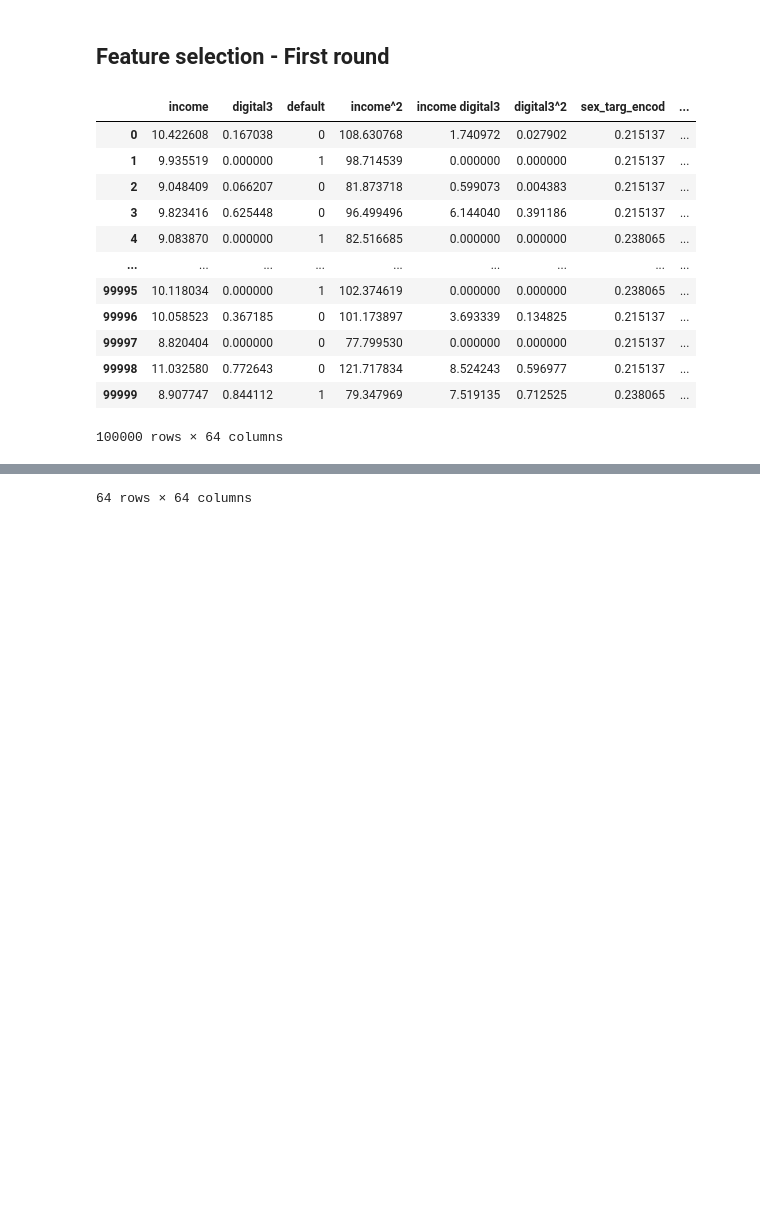
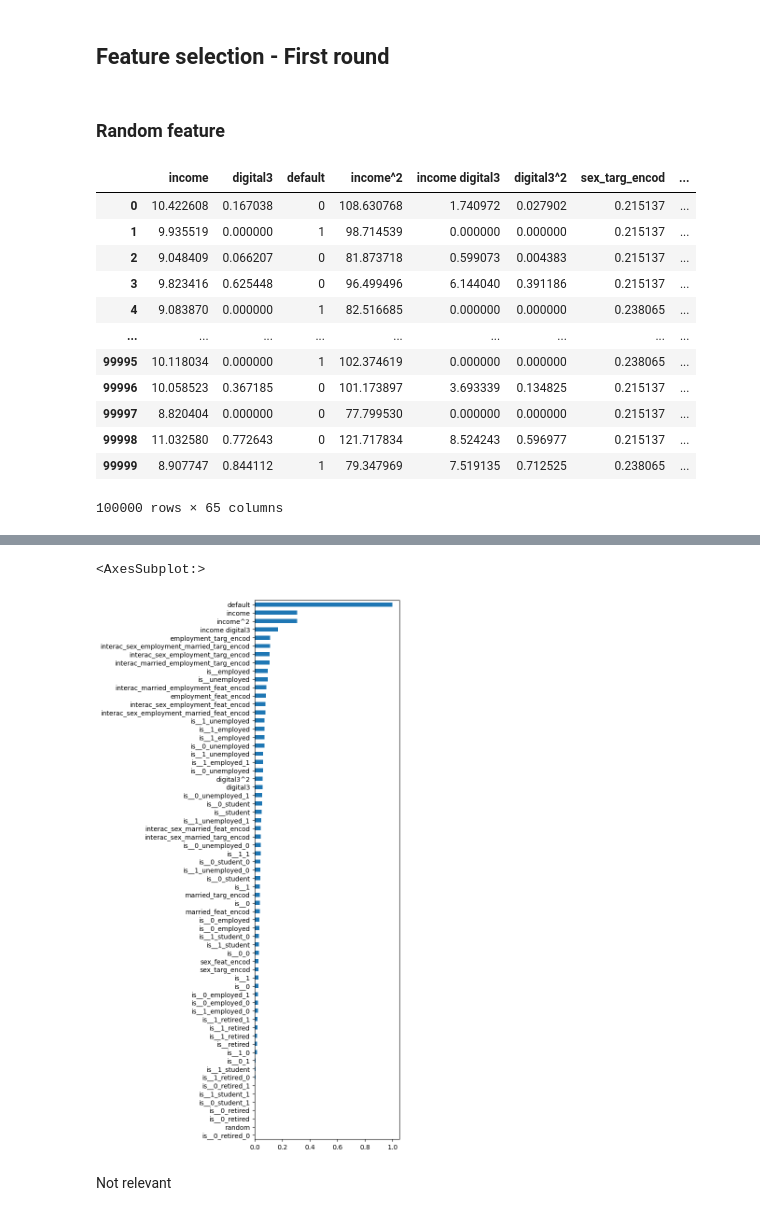
Before and after one commit to gplassais/lending_game, a Jupyter notebook: notebooks/EDA_Feature_eng.ipynb, the cells around one changed output, grey strips where cells are left out. Saved outputs shown, nothing was run; the diff lists cells and outputs as text; code cells hidden in the pictures; blank space fills up the shorter version.

```diff
--- a/notebooks/EDA_Feature_eng.ipynb
+++ b/notebooks/EDA_Feature_eng.ipynb
@@ -460,8 +400,11 @@ dtypes: float32(12), int32(8), int8(44)
 memory usage: 11.8 MB
 # %% [markdown]
 ## Feature selection - First round
+# %% [markdown]
+### Random feature
 # %%
-df_encoded
+df_random = df_encoded.copy()
+df_random
 # %% [output]
 |  | income | digital3 | default | income^2 | income digital3 | digital3^2 | sex_targ_encod | ... |
 | 0 | 10.422608 | 0.167038 | 0 | 108.630768 | 1.740972 | 0.027902 | 0.215137 | ... |
@@ -475,8 +418,10 @@ df_encoded
 | 99997 | 8.820404 | 0.000000 | 0 | 77.799530 | 0.000000 | 0.000000 | 0.215137 | ... |
 | 99998 | 11.032580 | 0.772643 | 0 | 121.717834 | 8.524243 | 0.596977 | 0.215137 | ... |
 | 99999 | 8.907747 | 0.844112 | 1 | 79.347969 | 7.519135 | 0.712525 | 0.238065 | ... |
-100000 rows × 64 columns
+100000 rows × 65 columns
+# %%
+df_random["random"] = np.random.random(len(df_random))
 # %%
-corr = df_encoded.corr()
-corr
+corr = df_random.corr(method="spearman")
+corr.default.abs().sort_values().plot(kind="barh", figsize=(4, 15))
 # %% [output]
@@ -495,4 +428,7 @@ corr
-64 rows × 64 columns
+<AxesSubplot:>
+[figure, added]
+# %% [markdown]
+Not relevant
 # %%
 # import pandas as pd
 # from sklearn import linear_model
```
Also changed, not shown: parts of 8 cells of this notebook.
